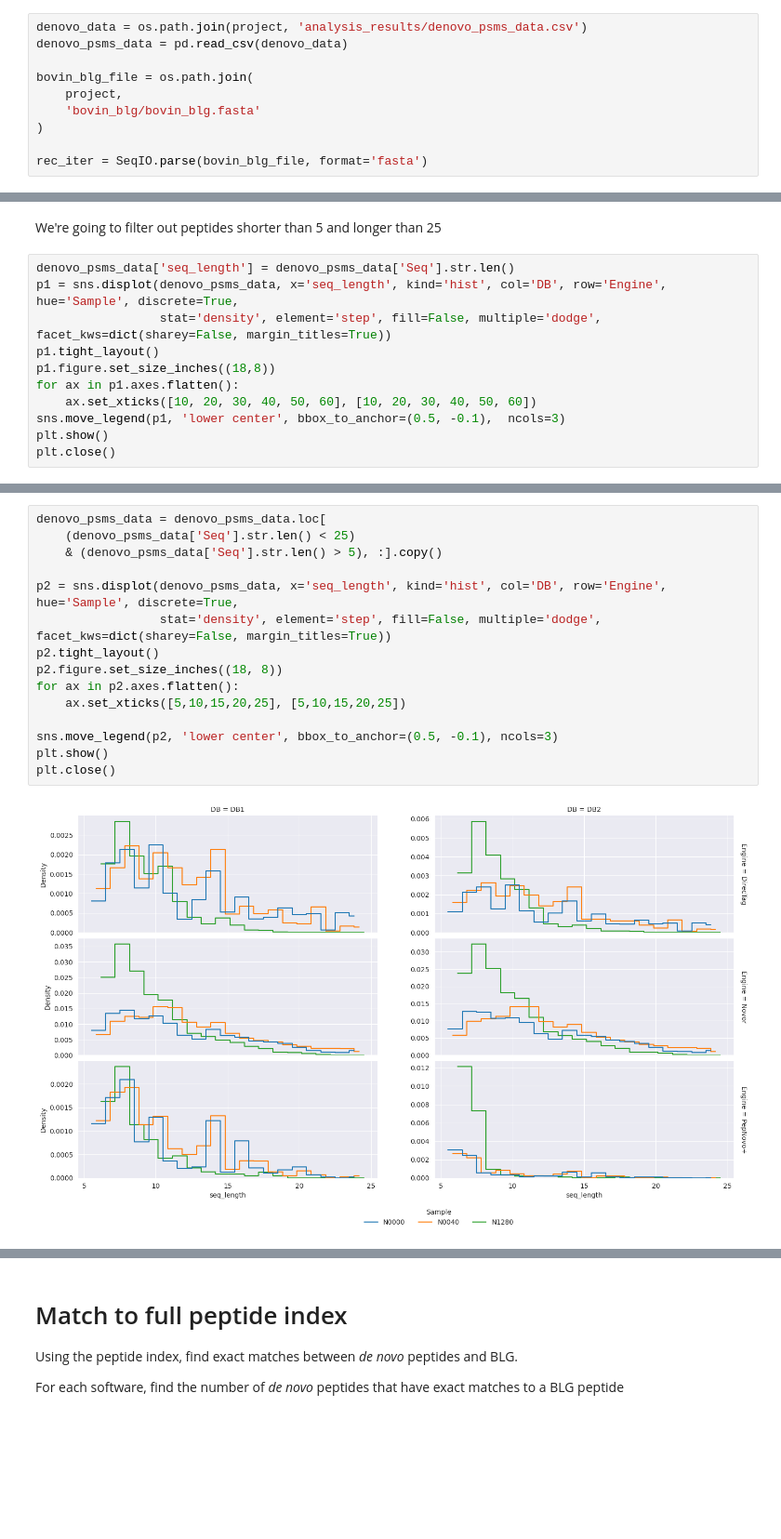
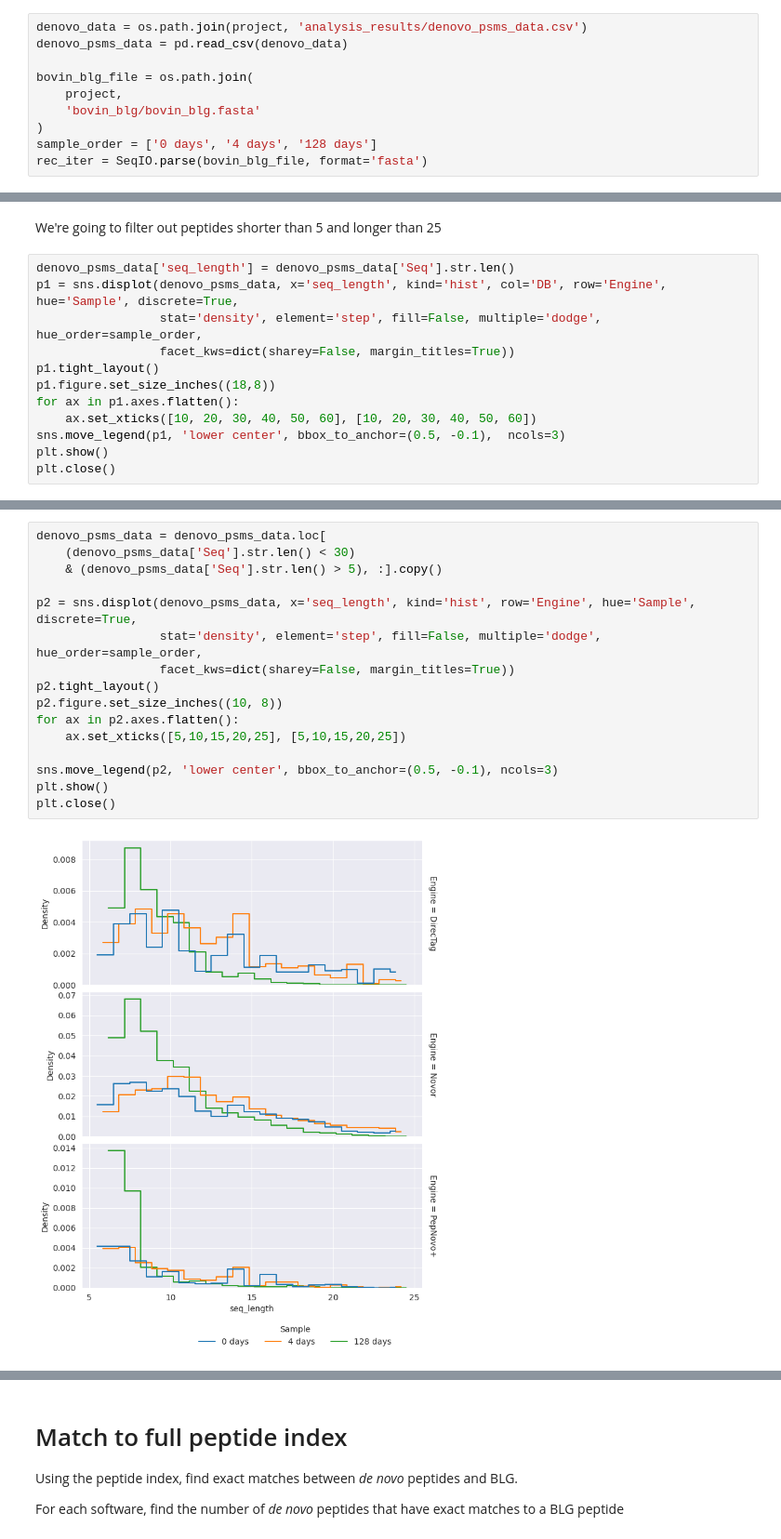
Before and after one commit to ismaRP/PPbenchmark, a Jupyter notebook: map_denovo.ipynb, the cells around one changed output, grey strips where cells are left out. Shown at 93% size. Saved outputs shown, nothing was run; the diff lists cells and outputs as text; blank space fills up the shorter version.

```diff
--- a/map_denovo.ipynb
+++ b/map_denovo.ipynb
@@ -51,7 +51,7 @@ bovin_blg_file = os.path.join(
     project,
     'bovin_blg/bovin_blg.fasta'
 )
-
+sample_order = ['0 days', '4 days', '128 days']
 rec_iter = SeqIO.parse(bovin_blg_file, format='fasta')
 # %% [markdown]
 ### Blind sequences
@@ -202,7 +202,8 @@ We're going to filter out peptides shorter than 5 and longer than 25
 # %%
 denovo_psms_data['seq_length'] = denovo_psms_data['Seq'].str.len()
 p1 = sns.displot(denovo_psms_data, x='seq_length', kind='hist', col='DB', row='Engine', hue='Sample', discrete=True,
-                 stat='density', element='step', fill=False, multiple='dodge', facet_kws=dict(sharey=False, margin_titles=True))
+                 stat='density', element='step', fill=False, multiple='dodge', hue_order=sample_order,
+                 facet_kws=dict(sharey=False, margin_titles=True))
 p1.tight_layout()
 p1.figure.set_size_inches((18,8))
 for ax in p1.axes.flatten():
@@ -215,17 +216,18 @@ plt.close()
 # %%
 denovo_psms_data = denovo_psms_data.loc[
-    (denovo_psms_data['Seq'].str.len() < 25)
+    (denovo_psms_data['Seq'].str.len() < 30)
     & (denovo_psms_data['Seq'].str.len() > 5), :].copy()
 
-p2 = sns.displot(denovo_psms_data, x='seq_length', kind='hist', col='DB', row='Engine', hue='Sample', discrete=True,
-                 stat='density', element='step', fill=False, multiple='dodge', facet_kws=dict(sharey=False, margin_titles=True))
+p2 = sns.displot(denovo_psms_data, x='seq_length', kind='hist', row='Engine', hue='Sample', discrete=True,
+                 stat='density', element='step', fill=False, multiple='dodge', hue_order=sample_order,
+                 facet_kws=dict(sharey=False, margin_titles=True))
 p2.tight_layout()
-p2.figure.set_size_inches((18, 8))
+p2.figure.set_size_inches((10, 8))
 for ax in p2.axes.flatten():
     ax.set_xticks([5,10,15,20,25], [5,10,15,20,25])
 
 sns.move_legend(p2, 'lower center', bbox_to_anchor=(0.5, -0.1), ncols=3)
 plt.show()
 plt.close()
 # %% [output]
-[figure, old version]
+[figure, new version]
```
Also changed, not shown: parts of 14 cells of this notebook, 2 other files.
